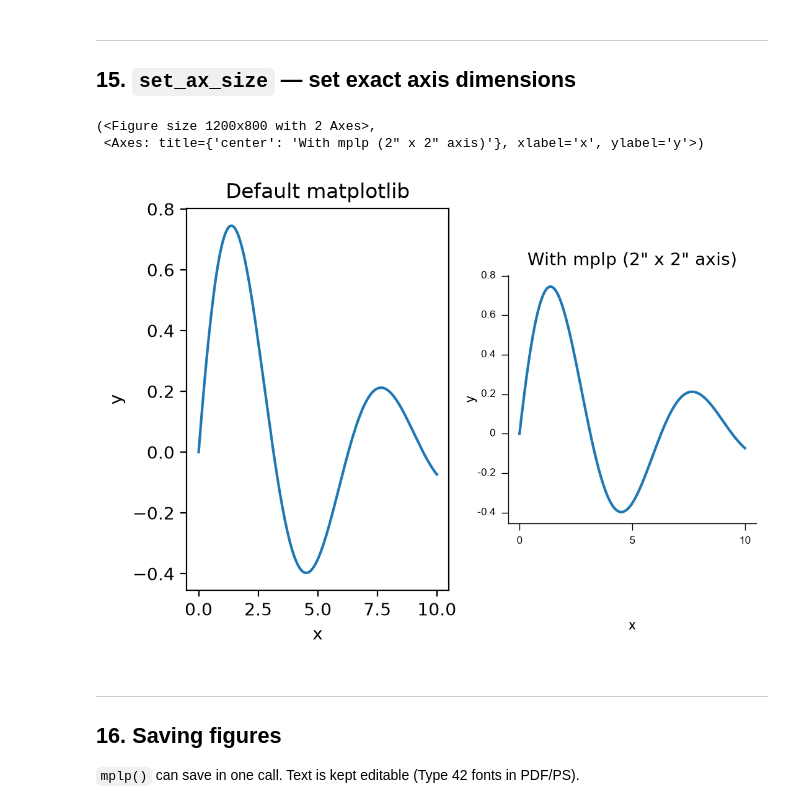
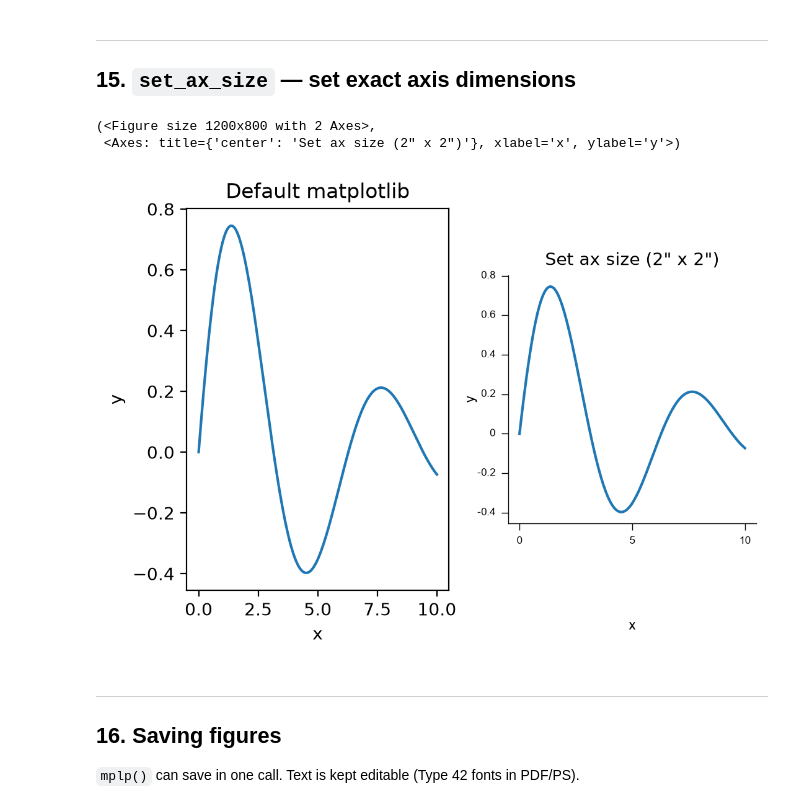
Before and after one commit to m-beau/mplify, a Jupyter notebook: quickstart.ipynb, the cells around one changed output. Saved outputs shown, nothing was run; the diff lists cells and outputs as text; code cells hidden in the pictures.

```diff
--- a/quickstart.ipynb
+++ b/quickstart.ipynb
@@ -425,23 +428,23 @@ plt.show()
 # %%
 fig, axes = plt.subplots(1, 2, figsize=(6, 4))
 
 for ax in axes:
     ax.plot(x, y)
     ax.set_xlabel('x')
     ax.set_ylabel('y')
 
 axes[0].set_title('Default matplotlib')
 
 mplp(ax=axes[1], axsize=(2, 2), xlabel='x', ylabel='y',
           title_s=10,
           ticklab_s=6,
           axlab_s=8,
           lw=0.5,
-          title='With mplp (2\" x 2\" axis)')
+          title='Set ax size (2\" x 2\")')
 # %% [output]
 (<Figure size 1200x800 with 2 Axes>,
- <Axes: title={'center': 'With mplp (2" x 2" axis)'}, xlabel='x', ylabel='y'>)
+ <Axes: title={'center': 'Set ax size (2" x 2")'}, xlabel='x', ylabel='y'>)
-[figure, old version]
+[figure, new version]
 # %% [markdown]
 ---
 ## 16. Saving figures
```
Also changed, not shown: parts of 7 cells of this notebook, 5 other files.
